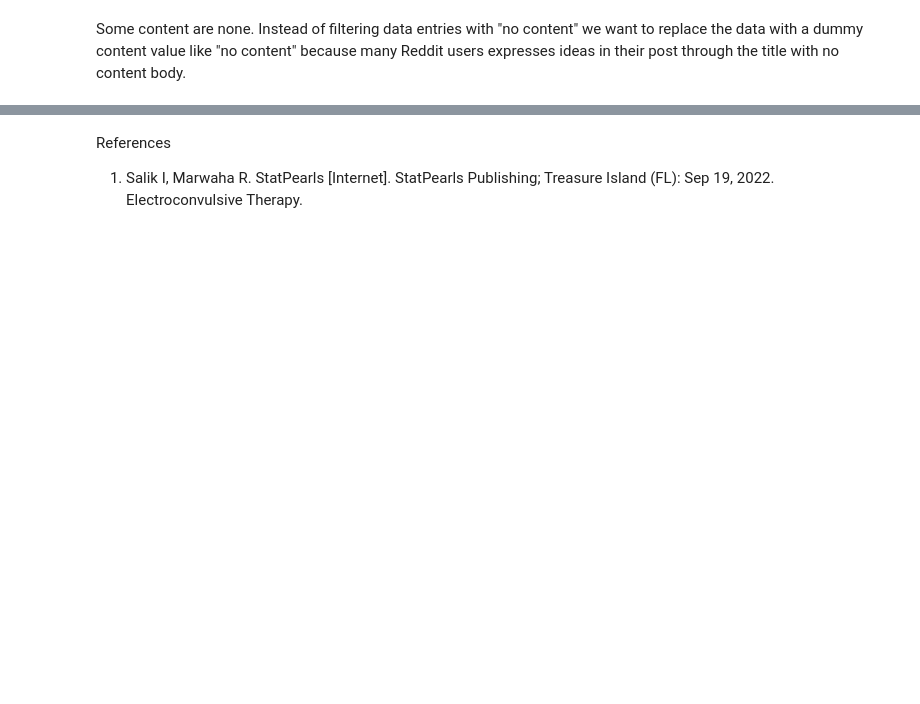
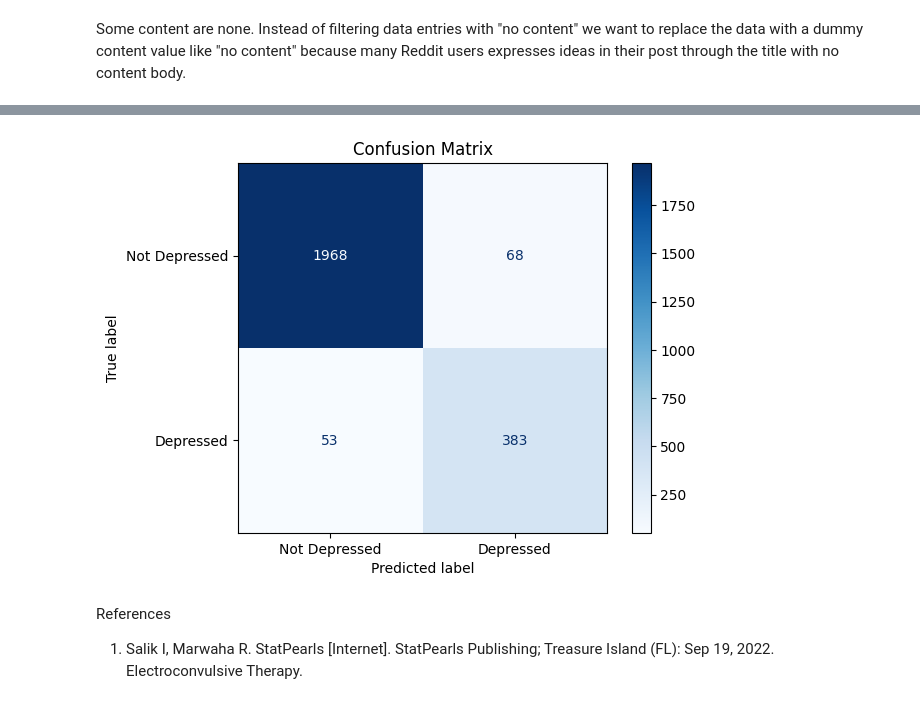
Before and after one commit to BYam24/Reddit-Depression-Analysis-Classification, a Jupyter notebook: depression.ipynb, the cells around one changed output, grey strips where cells are left out. Cells and saved outputs as stored; diff of their text form; code cells hidden in the pictures; blank space fills up the shorter version.

Commit message:
working model

```diff
--- a/depression.ipynb
+++ b/depression.ipynb
@@ -138,0 +184,2 @@ I keep looking at these pills, the lack of family or friends. Hell no one would
+# %%
+filtered_df = pd.read_pickle("dataframe.pkl")
@@ -138,0 +280,10 @@ I keep looking at these pills, the lack of family or friends. Hell no one would
+# %%
+# # Load the concatenated tensors
+output_dir = "final_tokenized_data"
+
+input_ids = torch.load(os.path.join(output_dir, "input_ids.pt"))
+attention_mask = torch.load(os.path.join(output_dir, "attention_mask.pt"))
+
+print("Loaded concatenated tensors.")
+print("input_ids shape:", input_ids.shape)
+print("attention_mask shape:", attention_mask.shape)
@@ -138,0 +623,6 @@ I keep looking at these pills, the lack of family or friends. Hell no one would
+# %%
+# Loading the fine-tuned model
+# Initialize the same model architecture
+model = BertForSequenceClassification.from_pretrained("bert-base-uncased", num_labels=2)
+model.load_state_dict(torch.load("trained_small_model_state_dict.pt"))
+model.to('cuda')  # Move to GPU if needed
@@ -139,3 +759,37 @@ I keep looking at these pills, the lack of family or friends. Hell no one would
+# %%
+from tqdm import tqdm
+from sklearn.metrics import confusion_matrix, ConfusionMatrixDisplay
+import matplotlib.pyplot as plt
+
+def plot_confusion_matrix(model, test_dataloader, class_names):
+    model.eval()
+    predictions, true_labels = [], []
+
+    # Add progress bar to track progress through test_dataloader
+    with torch.no_grad():
+        for batch in tqdm(test_dataloader, desc="Generating Predictions", leave=False):
+            input_ids = batch['input_ids'].to('cuda')
+            attention_mask = batch['attention_mask'].to('cuda')
+            labels = batch['labels'].to('cuda')
+
+            outputs = model(input_ids, attention_mask=attention_mask)
+            preds = torch.argmax(outputs.logits, dim=1)
+
+            predictions.extend(preds.cpu().numpy())
+            true_labels.extend(labels.cpu().numpy())
+
+    # Compute confusion matrix
+    cm = confusion_matrix(true_labels, predictions)
+    disp = ConfusionMatrixDisplay(confusion_matrix=cm, display_labels=class_names)
+    disp.plot(cmap='Blues')
+    plt.title("Confusion Matrix")
+    plt.show()
+
+# Example usage
+class_names = ["Not Depressed", "Depressed"]  # Adjust class names to match your model’s output classes
+plot_confusion_matrix(model, test_dataloader, class_names)
+# %% [output]
+[figure, added]
 # %% [markdown]
 References
 
```
Also changed, not shown: parts of 32 cells of this notebook, 1 other file.
